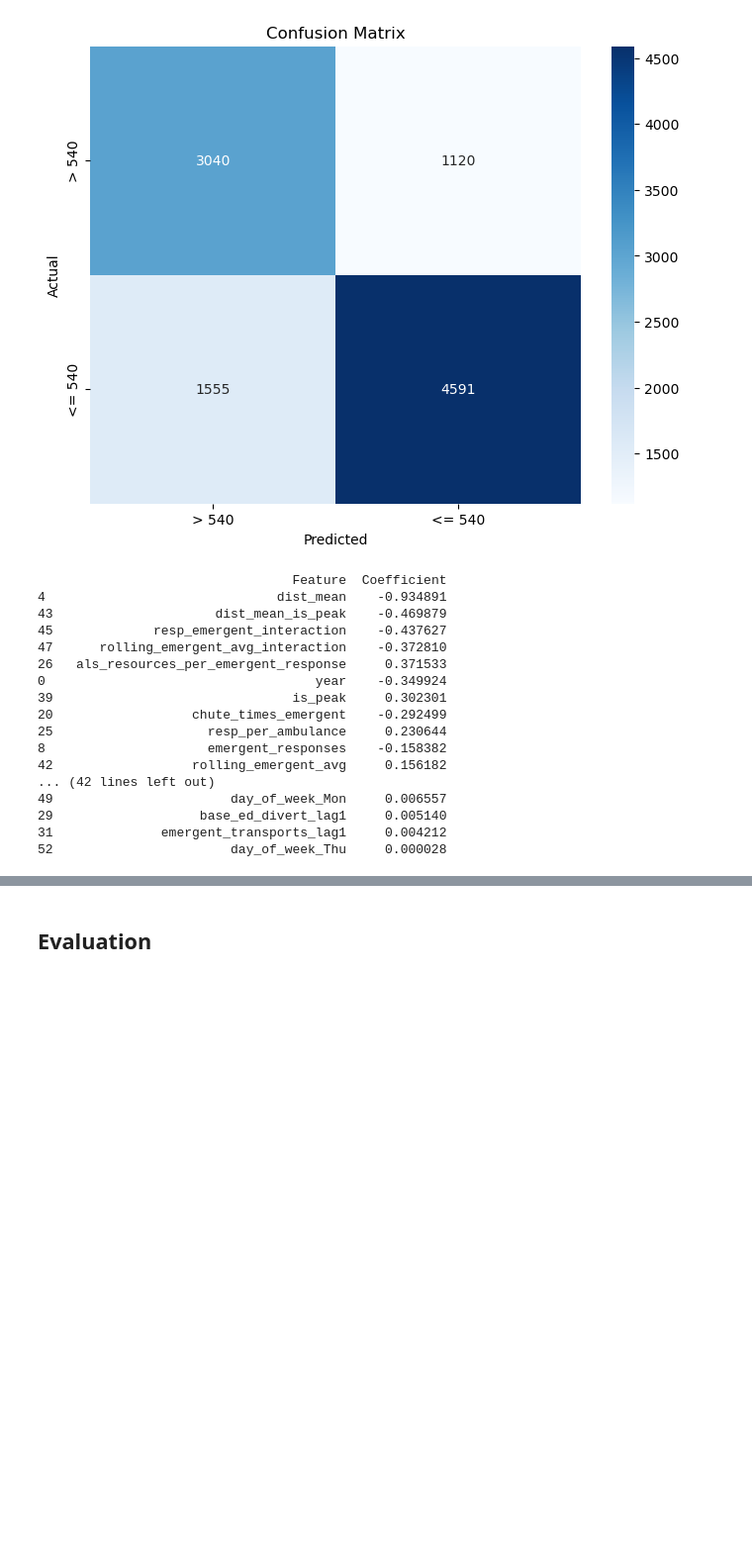
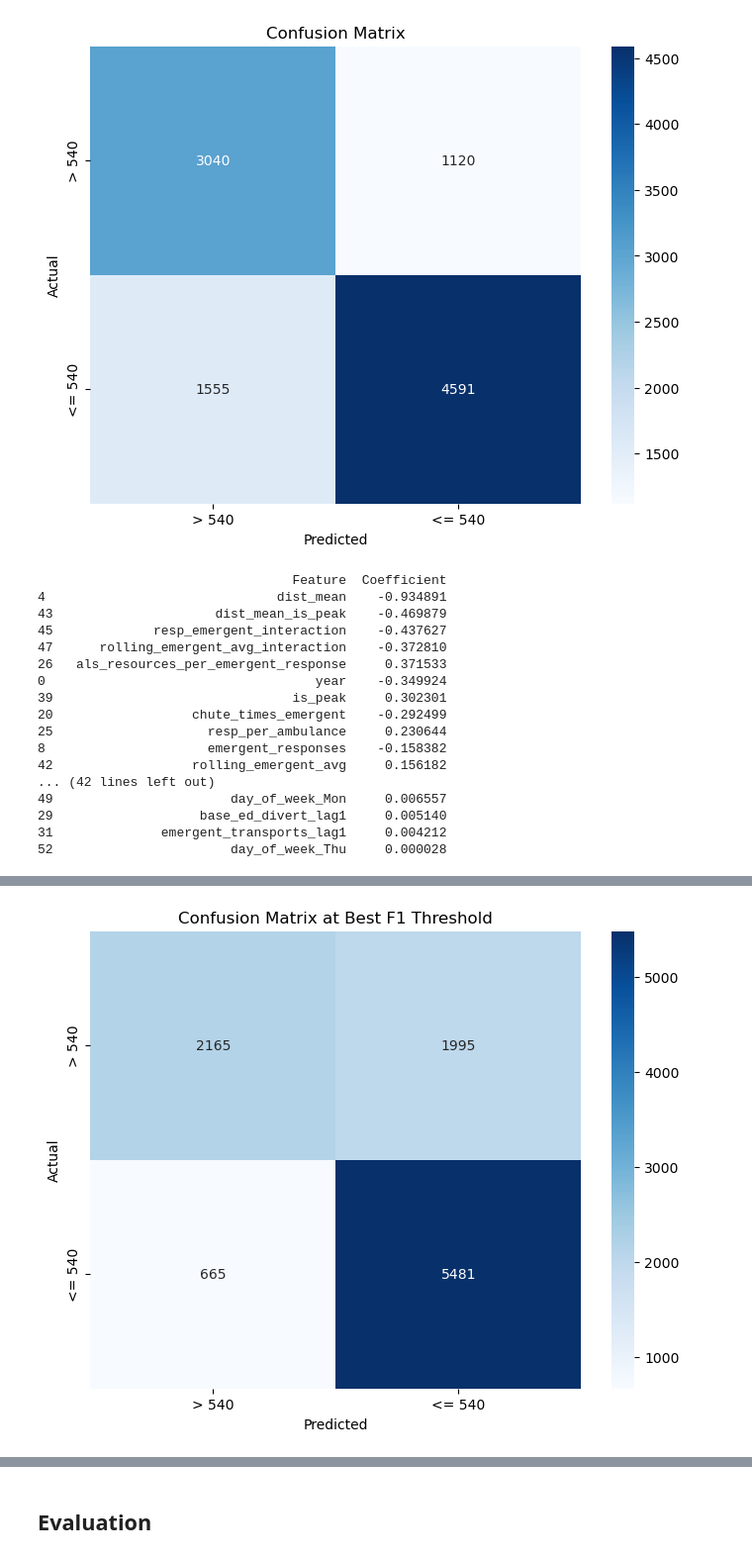
Before and after one commit to n2b8/EMS_Response_Performance_Analysis, a Jupyter notebook: index.ipynb, the cells around one changed output, grey strips where cells are left out. Shown at 99% size. Cells and saved outputs as stored; diff of their text form; code cells hidden in the pictures; blank space fills up the shorter version.

Commit message:
modeling - logreg tuning

```diff
--- a/index.ipynb
+++ b/index.ipynb
@@ -789 +796,89 @@ weighted avg       0.74      0.73      0.74     10306
 [figure]
+# %%
+from sklearn.metrics import precision_score, recall_score, f1_score, classification_report, confusion_matrix
+
+# Define parameter grid for class weights
+param_grid = {
+    'logreg__C': [0.001, 0.01, 0.1, 1, 10, 100],
+    'logreg__solver': ['liblinear', 'lbfgs', 'saga'],
+    'logreg__class_weight': [
+        {0: 1, 1: 0.8},
+        {0: 1, 1: 1},
+        {0: 2, 1: 1},
+        {0: 3, 1: 1},
+        'balanced'
+    ]
+}
+
+# Pipeline
+pipeline = Pipeline([
+    ('scaler', StandardScaler()),
+    ('logreg', LogisticRegression(max_iter=10000, random_state=42))
+])
+
+# GridSearchCV
+grid_search = GridSearchCV(
+    pipeline,
+    param_grid,
+    scoring='f1',  # Use F1 score for optimization
+    cv=5,
+    verbose=1,
+    n_jobs=-1
+)
+
+# Fit GridSearchCV
+grid_search.fit(X_train, y_train)
+
+# Get best parameters and model
+best_model = grid_search.best_estimator_
+print("Best Parameters:", grid_search.best_params_)
+
+# Evaluate on test data
+y_prob = best_model.predict_proba(X_test)[:, 1]  # Get probabilities for threshold tuning
+y_pred_default = best_model.predict(X_test)  # Default predictions at 0.5 threshold
+
+# Default threshold evaluation
+print("Classification Report (Default Threshold):")
+print(classification_report(y_test, y_pred_default))
+
+# F1-Focused Threshold Tuning
+thresholds = np.arange(0.1, 0.9, 0.01)  # Wider range for finding the best F1 score
+f1_scores = []
+
+for thresh in thresholds:
+    y_pred_thresh = (y_prob >= thresh).astype(int)
+    f1_scores.append(f1_score(y_test, y_pred_thresh))
+
+# Find the best threshold for F1 Score
+best_threshold_index = np.argmax(f1_scores)
+best_threshold = thresholds[best_threshold_index]
+best_f1_score = f1_scores[best_threshold_index]
+
+print(f"Best Threshold for F1 Score: {best_threshold:.2f}")
+print(f"Best F1 Score: {best_f1_score:.4f}")
+
+# Evaluate at the best F1 threshold
+y_pred_best_thresh = (y_prob >= best_threshold).astype(int)
+print("Classification Report at Best F1 Threshold:")
+print(classification_report(y_test, y_pred_best_thresh))
+
+# Confusion Matrix
+cm = confusion_matrix(y_test, y_pred_best_thresh)
+plt.figure(figsize=(8, 6))
+sns.heatmap(cm, annot=True, fmt='d', cmap='Blues', xticklabels=['> 540', '<= 540'], yticklabels=['> 540', '<= 540'])
+plt.title("Confusion Matrix at Best F1 Threshold")
+plt.xlabel("Predicted")
+plt.ylabel("Actual")
+plt.show()
+
+# Plot F1 Score vs. Threshold
+plt.figure(figsize=(10, 6))
+plt.plot(thresholds, f1_scores, label='F1 Score', marker='o', color='green')
+plt.axvline(x=best_threshold, color='red', linestyle='--', label=f"Best Threshold ({best_threshold:.2f})")
+plt.title("F1 Score vs. Decision Threshold")
+plt.xlabel("Threshold")
+plt.ylabel("F1 Score")
+plt.legend()
+plt.grid()
+plt.show()
+# %% [output]
@@ -789,0 +902 @@ weighted avg       0.74      0.73      0.74     10306
+[figure, added]
```
Also changed, not shown: parts of 3 cells of this notebook.
